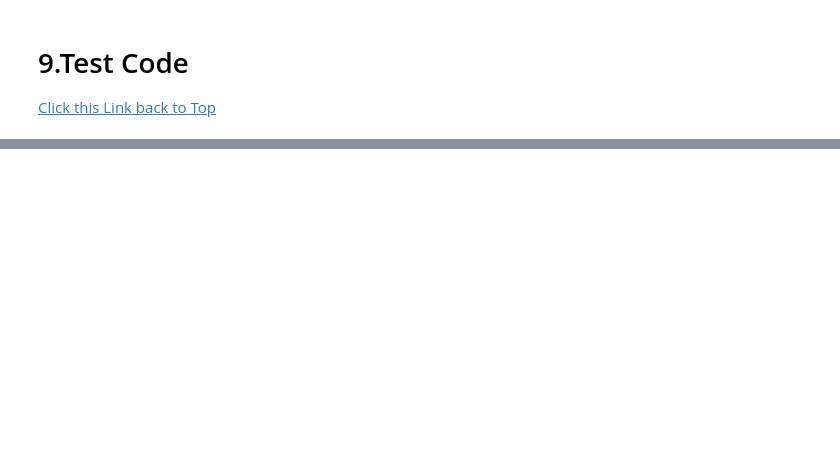
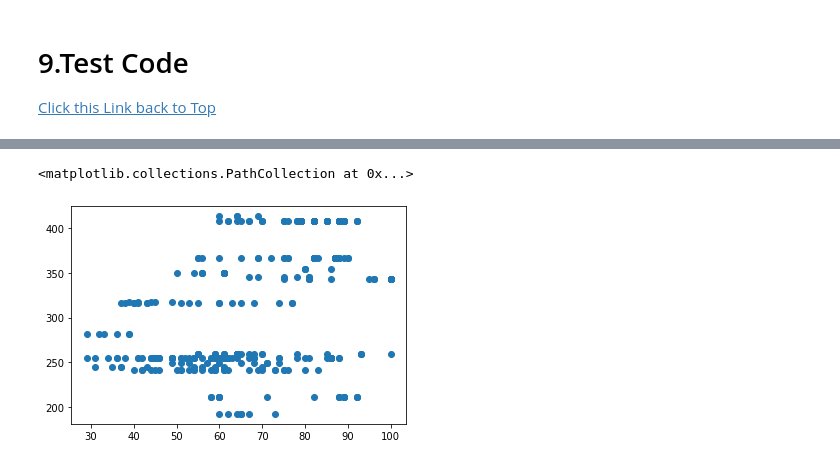
Before and after one commit to L3P3titPrince/Spray_Weather_Forecast, a Jupyter notebook: 21_Weather.ipynb, the cells around one changed output, grey strips where cells are left out. Saved outputs shown, nothing was run; the diff lists cells and outputs as text; code cells hidden in the pictures; blank space fills up the shorter version.

```diff
--- a/21_Weather.ipynb
+++ b/21_Weather.ipynb
@@ -1287,0 +1432,3 @@ df_product_6.shape
+# %%
+# focus to a very small area
+df_10 = df_pa.loc[(df_pa['Dryer'] == 'Dryer 06') & (df_pa['ProdLine']=='Chemical') & (df_pa['month']==1)]
@@ -1287,0 +1458,5 @@ df_product_6.shape
+# %%
+plt.scatter(x= df_10['humidity'], y = df_10['Rate'])
+# %% [output]
+<matplotlib.collections.PathCollection at 0x...>
+[figure, added]
```
Also changed, not shown: parts of 109 cells of this notebook.
